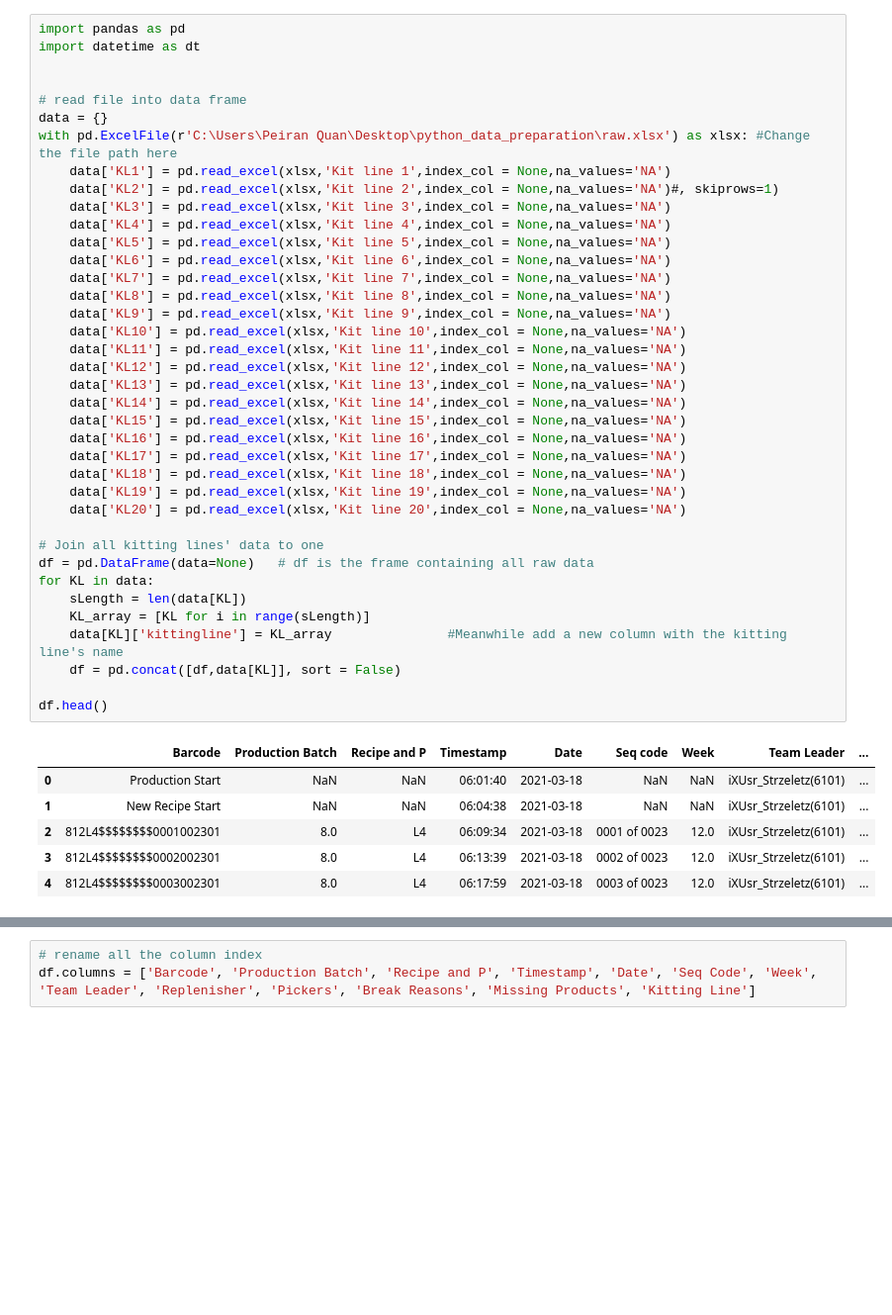
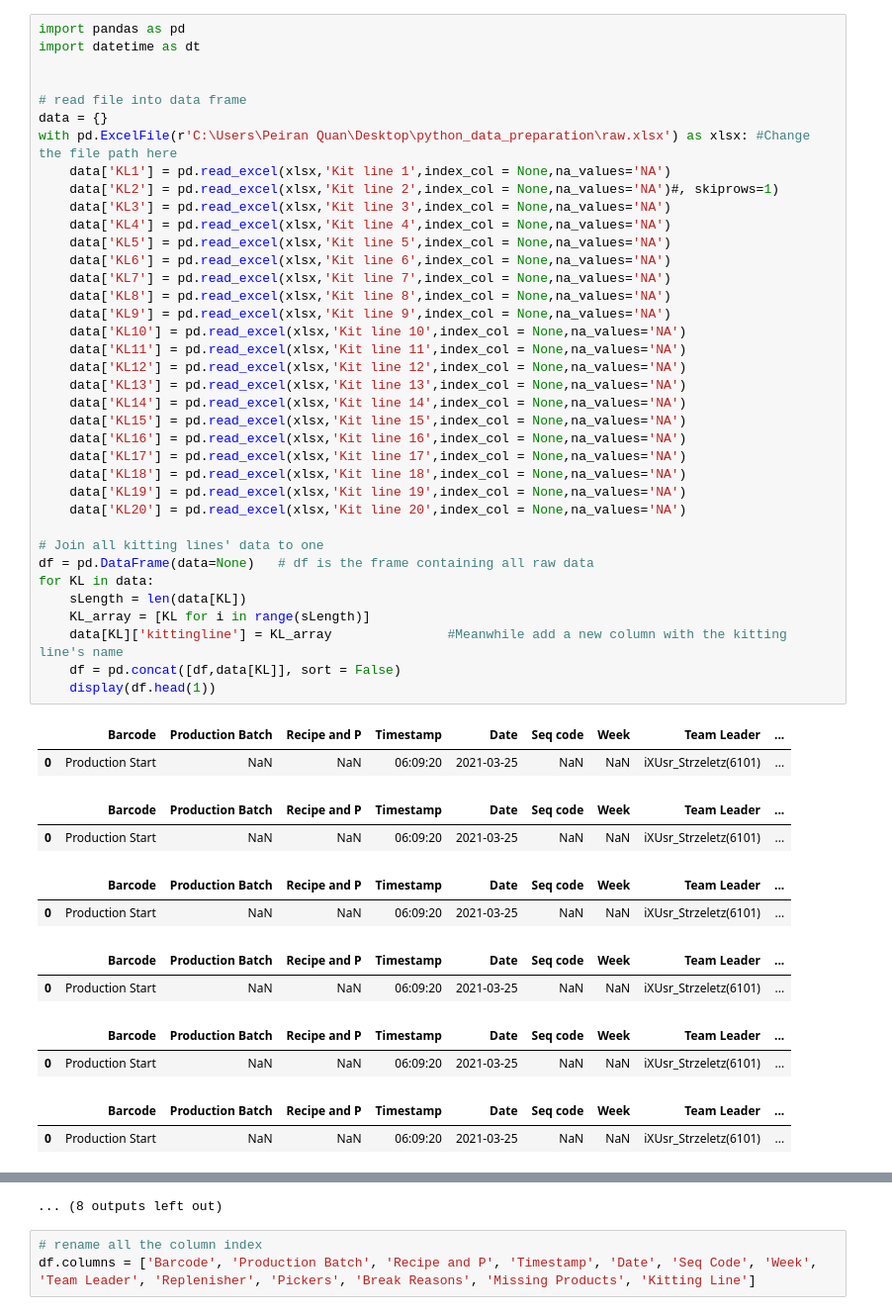
Before and after one commit to QPeiran/PythonStatistics, a Jupyter notebook: StageRaw.ipynb, the cells around one changed output, grey strips where cells are left out. Shown at 99% size. Drawn from its saved outputs; the diff is of its cells as text; blank space fills up the shorter version.

```diff
--- a/StageRaw.ipynb
+++ b/StageRaw.ipynb
@@ -9,37 +9,42 @@ with pd.ExcelFile(r'C:\Users\Peiran Quan\Desktop\python_data_preparation\raw.xls
     data['KL1'] = pd.read_excel(xlsx,'Kit line 1',index_col = None,na_values='NA')
     data['KL2'] = pd.read_excel(xlsx,'Kit line 2',index_col = None,na_values='NA')#, skiprows=1)
     data['KL3'] = pd.read_excel(xlsx,'Kit line 3',index_col = None,na_values='NA')
     data['KL4'] = pd.read_excel(xlsx,'Kit line 4',index_col = None,na_values='NA')
     data['KL5'] = pd.read_excel(xlsx,'Kit line 5',index_col = None,na_values='NA')
     data['KL6'] = pd.read_excel(xlsx,'Kit line 6',index_col = None,na_values='NA')
     data['KL7'] = pd.read_excel(xlsx,'Kit line 7',index_col = None,na_values='NA')
     data['KL8'] = pd.read_excel(xlsx,'Kit line 8',index_col = None,na_values='NA')
     data['KL9'] = pd.read_excel(xlsx,'Kit line 9',index_col = None,na_values='NA')
     data['KL10'] = pd.read_excel(xlsx,'Kit line 10',index_col = None,na_values='NA')
     data['KL11'] = pd.read_excel(xlsx,'Kit line 11',index_col = None,na_values='NA')
     data['KL12'] = pd.read_excel(xlsx,'Kit line 12',index_col = None,na_values='NA')
     data['KL13'] = pd.read_excel(xlsx,'Kit line 13',index_col = None,na_values='NA')
     data['KL14'] = pd.read_excel(xlsx,'Kit line 14',index_col = None,na_values='NA')
     data['KL15'] = pd.read_excel(xlsx,'Kit line 15',index_col = None,na_values='NA')
     data['KL16'] = pd.read_excel(xlsx,'Kit line 16',index_col = None,na_values='NA')
     data['KL17'] = pd.read_excel(xlsx,'Kit line 17',index_col = None,na_values='NA')
     data['KL18'] = pd.read_excel(xlsx,'Kit line 18',index_col = None,na_values='NA')
     data['KL19'] = pd.read_excel(xlsx,'Kit line 19',index_col = None,na_values='NA')
     data['KL20'] = pd.read_excel(xlsx,'Kit line 20',index_col = None,na_values='NA')
 
 # Join all kitting lines' data to one
 df = pd.DataFrame(data=None)   # df is the frame containing all raw data
 for KL in data:
     sLength = len(data[KL])
     KL_array = [KL for i in range(sLength)]
     data[KL]['kittingline'] = KL_array               #Meanwhile add a new column with the kitting line's name
     df = pd.concat([df,data[KL]], sort = False)
-
-df.head()
+    display(df.head(1))
 # %% [output]
 |  | Barcode | Production Batch | Recipe and P | Timestamp | Date | Seq code | Week | Team Leader | ... |
-| 0 | Production Start | NaN | NaN | 06:01:40 | 2021-03-18 | NaN | NaN | iXUsr_Strzeletz(6101) | ... |
-| 1 | New Recipe Start | NaN | NaN | 06:04:38 | 2021-03-18 | NaN | NaN | iXUsr_Strzeletz(6101) | ... |
-| 2 | 812L4$$$$$$$$0001002301 | 8.0 | L4 | 06:09:34 | 2021-03-18 | 0001 of 0023 | 12.0 | iXUsr_Strzeletz(6101) | ... |
-| 3 | 812L4$$$$$$$$0002002301 | 8.0 | L4 | 06:13:39 | 2021-03-18 | 0002 of 0023 | 12.0 | iXUsr_Strzeletz(6101) | ... |
-| 4 | 812L4$$$$$$$$0003002301 | 8.0 | L4 | 06:17:59 | 2021-03-18 | 0003 of 0023 | 12.0 | iXUsr_Strzeletz(6101) | ... |
+| 0 | Production Start | NaN | NaN | 06:09:20 | 2021-03-25 | NaN | NaN | iXUsr_Strzeletz(6101) | ... |
+|  | Barcode | Production Batch | Recipe and P | Timestamp | Date | Seq code | Week | Team Leader | ... |
+| 0 | Production Start | NaN | NaN | 06:09:20 | 2021-03-25 | NaN | NaN | iXUsr_Strzeletz(6101) | ... |
+|  | Barcode | Production Batch | Recipe and P | Timestamp | Date | Seq code | Week | Team Leader | ... |
+| 0 | Production Start | NaN | NaN | 06:09:20 | 2021-03-25 | NaN | NaN | iXUsr_Strzeletz(6101) | ... |
+|  | Barcode | Production Batch | Recipe and P | Timestamp | Date | Seq code | Week | Team Leader | ... |
+| 0 | Production Start | NaN | NaN | 06:09:20 | 2021-03-25 | NaN | NaN | iXUsr_Strzeletz(6101) | ... |
+|  | Barcode | Production Batch | Recipe and P | Timestamp | Date | Seq code | Week | Team Leader | ... |
+| 0 | Production Start | NaN | NaN | 06:09:20 | 2021-03-25 | NaN | NaN | iXUsr_Strzeletz(6101) | ... |
+|  | Barcode | Production Batch | Recipe and P | Timestamp | Date | Seq code | Week | Team Leader | ... |
+| 0 | Production Start | NaN | NaN | 06:09:20 | 2021-03-25 | NaN | NaN | iXUsr_Strzeletz(6101) | ... |
@@ -46,3 +63,4 @@ df.head()
+... (8 outputs left out)
 # %%
 # rename all the column index
 df.columns = ['Barcode', 'Production Batch', 'Recipe and P', 'Timestamp', 'Date', 'Seq Code', 'Week', 'Team Leader', 'Replenisher', 'Pickers', 'Break Reasons', 'Missing Products', 'Kitting Line']
```
Also changed, not shown: parts of 5 cells of this notebook, 1 other file.
